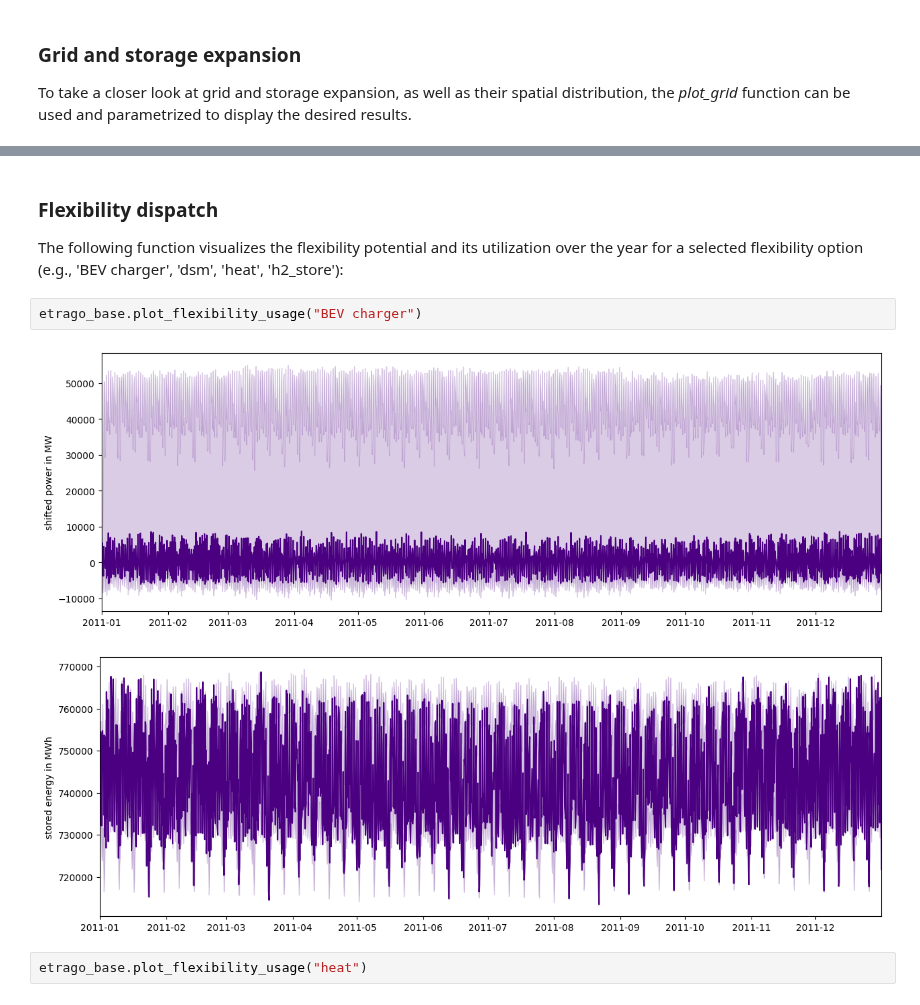
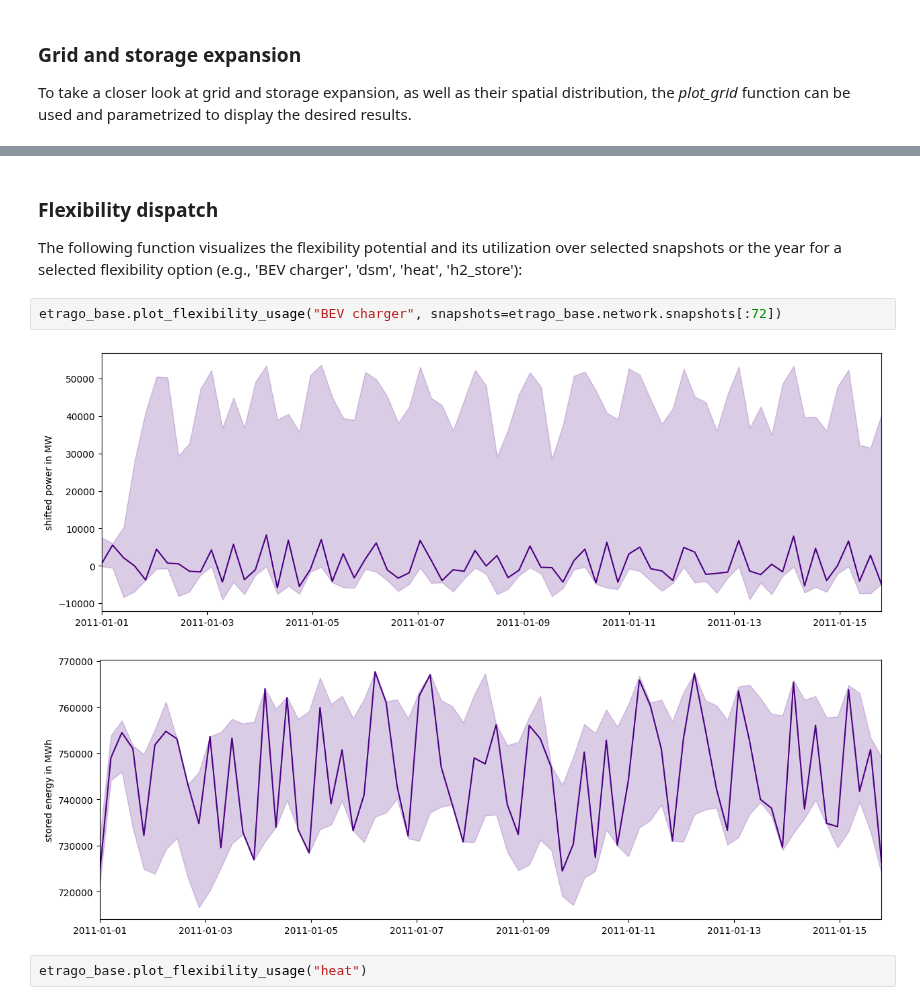
Before and after one commit to openego/eTraGo, a Jupyter notebook: examples/analysis_example.ipynb, the cells around one changed output, grey strips where cells are left out. Cells and saved outputs as stored; diff of their text form.

```diff
--- a/examples/analysis_example.ipynb
+++ b/examples/analysis_example.ipynb
@@ -113,12 +114,12 @@ etrago_lowflex.plot_grid(
 # %% [markdown]
 ### Flexibility dispatch
 
-The following function visualizes the flexibility potential and its utilization over the year for a selected flexibility option (e.g., 'BEV charger', 'dsm', 'heat', 'h2_store'):
+The following function visualizes the flexibility potential and its utilization over selected snapshots or the year for a selected flexibility option (e.g., 'BEV charger', 'dsm', 'heat', 'h2_store'):
 # %%
-etrago_base.plot_flexibility_usage("BEV charger")
+etrago_base.plot_flexibility_usage("BEV charger", snapshots=etrago_base.network.snapshots[:72])
 # %% [output]
-[figure, old version]
+[figure, new version]
-[figure, old version]
+[figure, new version]
 # %%
 etrago_base.plot_flexibility_usage("heat")
 # %% [output]
```
Also changed, not shown: parts of 7 cells of this notebook.
